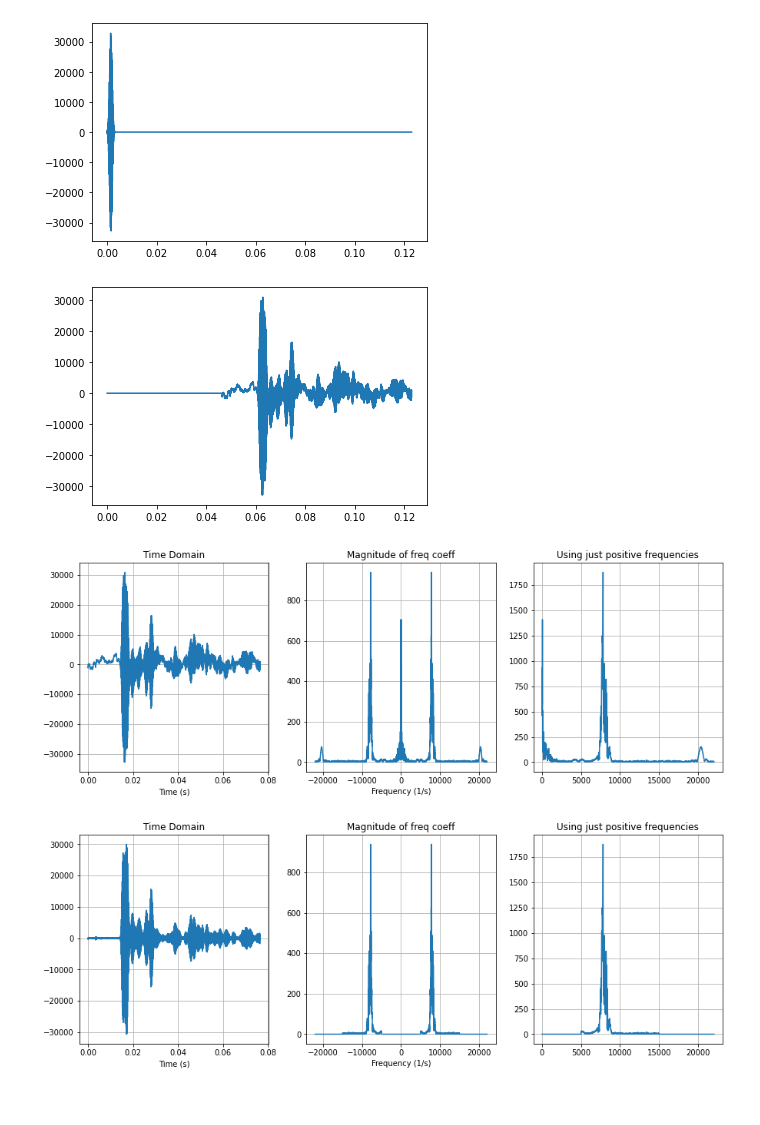
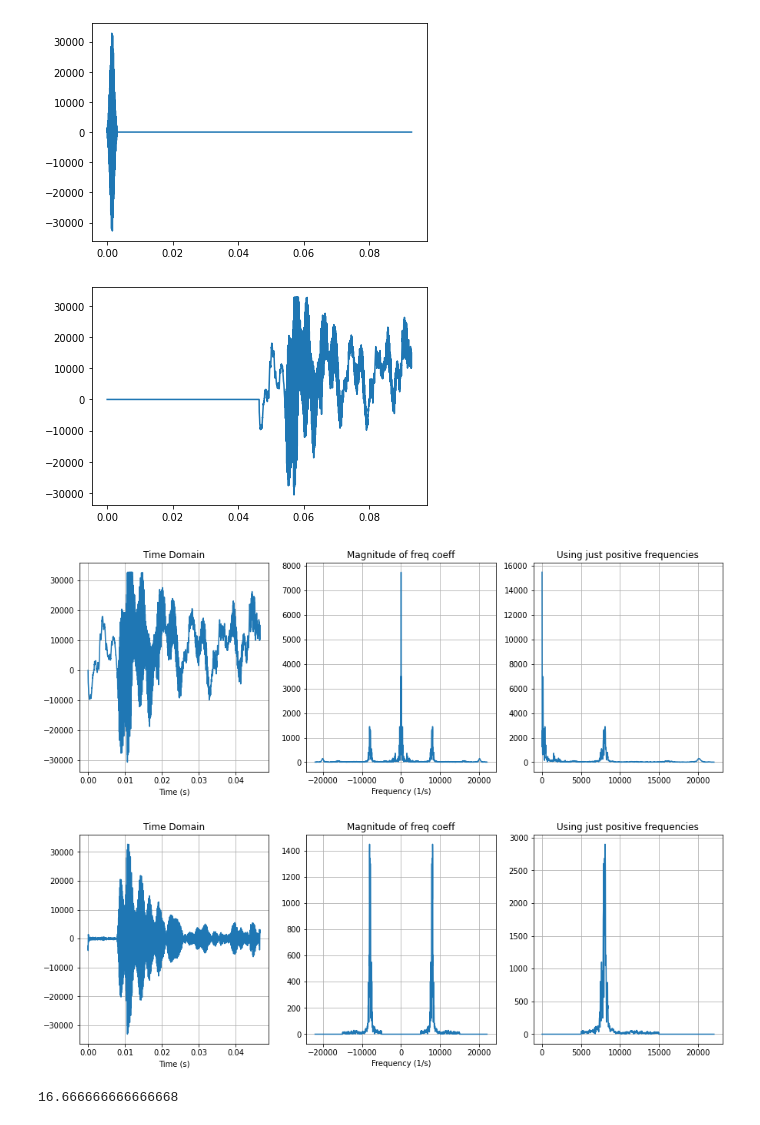
Before and after one commit to Oiangu9/Reconstructing_Space_with_Time, a Jupyter notebook: EMITING_AND_RECEIVING_SOUND/Test_Audio.ipynb, the cells around one changed output. Cells and saved outputs as stored; diff of their text form; code cells hidden in the pictures.

```diff
--- a/EMITING_AND_RECEIVING_SOUND/Test_Audio.ipynb
+++ b/EMITING_AND_RECEIVING_SOUND/Test_Audio.ipynb
@@ -10,41 +10,41 @@ from scipy.fft import fft, ifft, fftshift, ifftshift
 # we prepare the audio pulse as numpy array according to the user desires
 
 pulse_duration= 0.003
-echo_recording_duration=0.08+0.04
+echo_recording_duration=0.05+0.04
 frequency = 8000 # above human speech
 gaussian_envelope=True
 broadcast_sample_rate=44100
 sigma_duration_ratio = 5
 
 recording_sample_rate=44100
 
 
 envelope_std = pulse_duration/sigma_duration_ratio
 
 
 t = np.linspace(0, pulse_duration,
         int(pulse_duration*broadcast_sample_rate), False)
 note = np.sin( 2*np.pi*frequency*t )
 # if a gaussian envelope is desired, it is applied
 if gaussian_envelope==True:
     def gaussian(x, mu, stdv):
         return np.exp(-0.5*(x - mu)**2 / stdv**2)/(np.sqrt(2.0*np.pi)*stdv)
     gaussian_f = gaussian(t, mu=pulse_duration/2.0, stdv=envelope_std)
     note = note*gaussian_f
 
 # Ensure that highest value is in 16-bit range
 audio = np.zeros(int((echo_recording_duration+pulse_duration)*broadcast_sample_rate), dtype=np.float64)
 audio[:len(t)] = (note / np.max(np.abs(note)))*(2**15-1)
 # Convert to 16-bit data
 audio = audio.astype(np.int16)
 
 t = np.linspace(0, pulse_duration+echo_recording_duration,
         int((pulse_duration+echo_recording_duration)*broadcast_sample_rate), False)
 # show the audio pulse
 plt.plot(t, audio)
 plt.show()
 # %% [output]
-[figure, old version]
+[figure, new version]
 # %%
 recording = sd.playrec(audio, recording_sample_rate, channels=1)
 
@@ -59,7 +59,7 @@ plt.plot(t, recording)
 plt.show()
 #while((time()-begin_t)<self.pulse_duration): # grab all the possible images
 # %% [output]
-[figure, old version]
+[figure, new version]
 # %%
 lower_freq_1 = 0
 upper_freq_1 = 5000
@@ -118,5 +118,9 @@ filtered_sound = ifft(ifftshift(samplesFourierCoefs)).real
 
 plot_fourier1D(valid_times, frecs, filtered_sound, samplesFourierCoefs)
 # %% [output]
-[figure, old version]
+[figure, new version]
-[figure, old version]
+[figure, new version]
+# %%
+1000/60
+# %% [output]
+16.666666666666668
```
Also changed, not shown: 5 other files.
